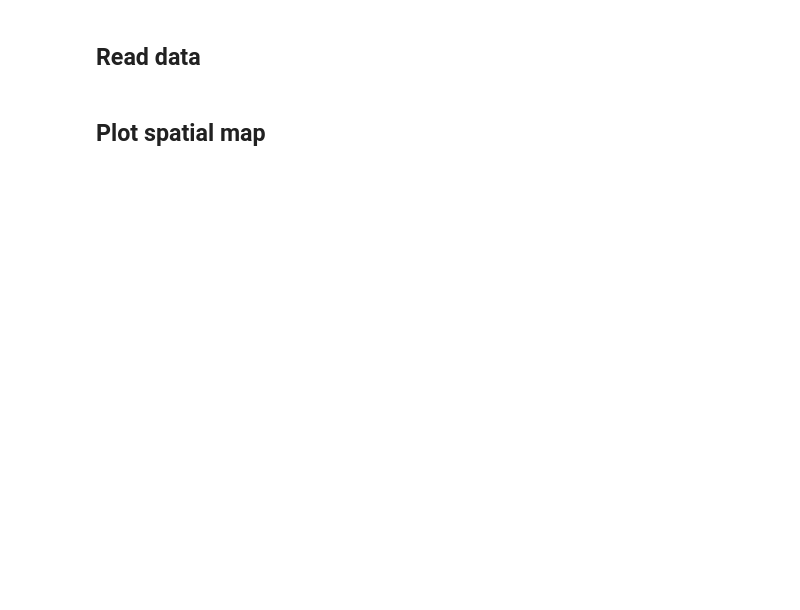
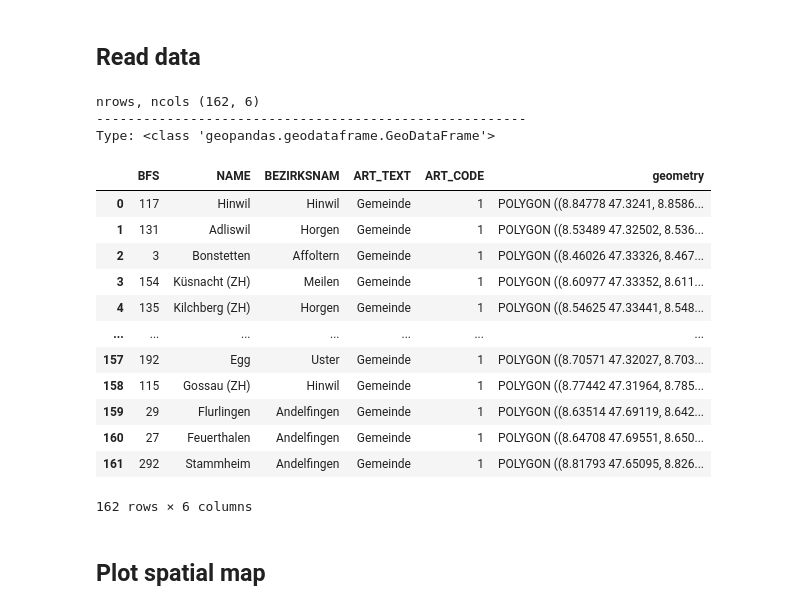
Before and after one commit to zempcol1/python_exploratory_data_analysis, a Jupyter notebook: exploring_spatial_data.ipynb, the cells around one changed output. Cells and saved outputs as stored; diff of their text form; code cells hidden in the pictures; blank space fills up the shorter version.

```diff
--- a/exploring_spatial_data.ipynb
+++ b/exploring_spatial_data.ipynb
@@ -21,15 +23,32 @@ print(os.getcwd())
 ## Read data
 # %%
 # Polygonmap as .json-File
-polys = gpd.read_file("GEN_A4_GEMEINDEN_2019_epsg4326.json")
+polys = gpd.read_file("Data/GEN_A4_GEMEINDEN_2019_epsg4326.json")
 
 # Show data structure and first records
 print("nrows, ncols", polys.shape)
 print("-------------------------------------------------------")
 print("Type:", type(polys))
 
 # Object is GeoDataFrame (includes geometry of polygons)
 polys
+# %% [output]
+nrows, ncols (162, 6)
+-------------------------------------------------------
+Type: <class 'geopandas.geodataframe.GeoDataFrame'>
+|  | BFS | NAME | BEZIRKSNAM | ART_TEXT | ART_CODE | geometry |
+| 0 | 117 | Hinwil | Hinwil | Gemeinde | 1 | POLYGON ((8.84778 47.3241, 8.8586... |
+| 1 | 131 | Adliswil | Horgen | Gemeinde | 1 | POLYGON ((8.53489 47.32502, 8.536... |
+| 2 | 3 | Bonstetten | Affoltern | Gemeinde | 1 | POLYGON ((8.46026 47.33326, 8.467... |
+| 3 | 154 | Küsnacht (ZH) | Meilen | Gemeinde | 1 | POLYGON ((8.60977 47.33352, 8.611... |
+| 4 | 135 | Kilchberg (ZH) | Horgen | Gemeinde | 1 | POLYGON ((8.54625 47.33441, 8.548... |
+| ... | ... | ... | ... | ... | ... | ... |
+| 157 | 192 | Egg | Uster | Gemeinde | 1 | POLYGON ((8.70571 47.32027, 8.703... |
+| 158 | 115 | Gossau (ZH) | Hinwil | Gemeinde | 1 | POLYGON ((8.77442 47.31964, 8.785... |
+| 159 | 29 | Flurlingen | Andelfingen | Gemeinde | 1 | POLYGON ((8.63514 47.69119, 8.642... |
+| 160 | 27 | Feuerthalen | Andelfingen | Gemeinde | 1 | POLYGON ((8.64708 47.69551, 8.650... |
+| 161 | 292 | Stammheim | Andelfingen | Gemeinde | 1 | POLYGON ((8.81793 47.65095, 8.826... |
+162 rows × 6 columns
 # %% [markdown]
 ## Plot spatial map
 # %%
```
Also changed, not shown: parts of 10 cells of this notebook, 7 other files.
